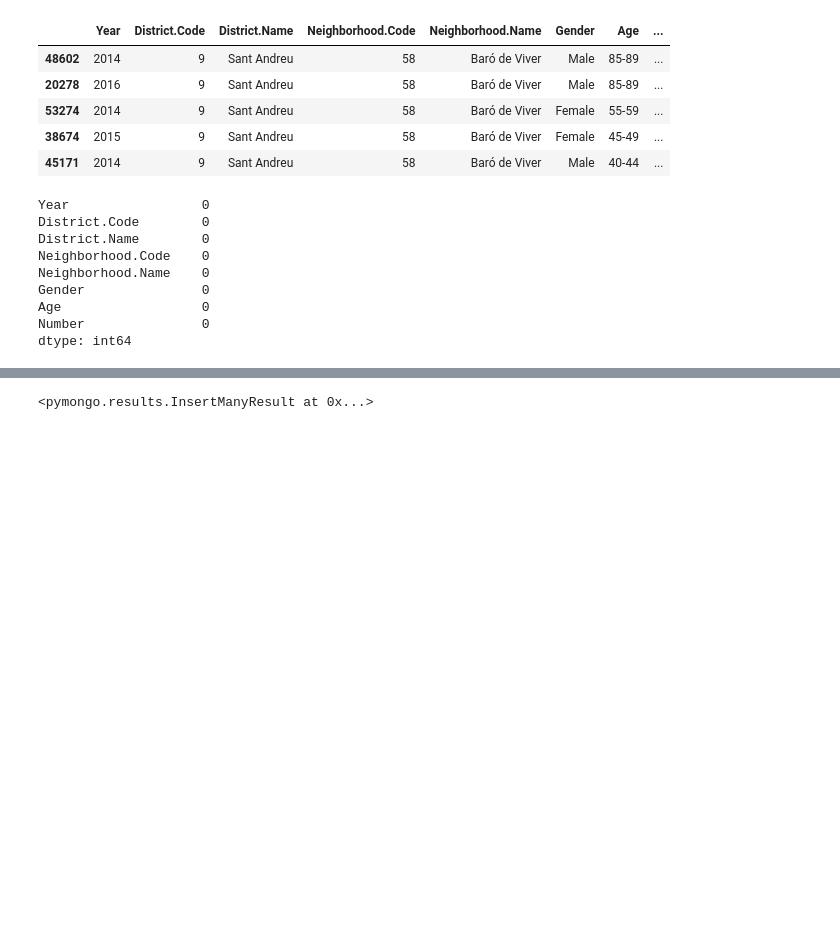
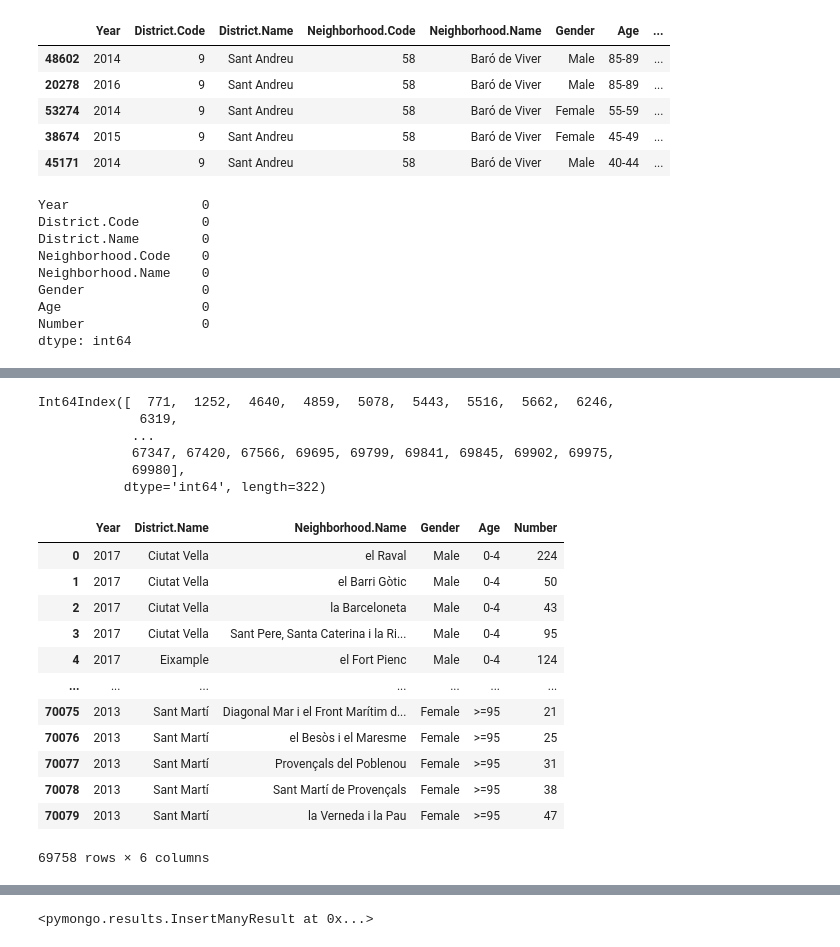
Before and after one commit to VictorBlay/UnemploymentBCN, a Jupyter notebook: data/Data_cleaning.ipynb, the cells around one changed output, grey strips where cells are left out. Cells and saved outputs as stored; diff of their text form; code cells hidden in the pictures; blank space fills up the shorter version.

```diff
--- a/data/Data_cleaning.ipynb
+++ b/data/Data_cleaning.ipynb
@@ -103,3 +113,0 @@ array([2017, 2016, 2015, 2014, 2013])
-# %%
-df['District-Neighborhood'] = df[['District.Name', 'Neighborhood.Name']].apply('-'.join, axis=1)
-df['District-Neighborhood'].unique()
@@ -133,3 +126,30 @@ df.head()
+# %%
+number_zero = df[df["Number"] == 0].index
+number_zero
+# %% [output]
+Int64Index([  771,  1252,  4640,  4859,  5078,  5443,  5516,  5662,  6246,
+             6319,
+            ...
+            67347, 67420, 67566, 69695, 69799, 69841, 69845, 69902, 69975,
+            69980],
+           dtype='int64', length=322)
+# %%
+df1 = df.drop(number_zero)
+df1
+# %% [output]
+|  | Year | District.Name | Neighborhood.Name | Gender | Age | Number |
+| 0 | 2017 | Ciutat Vella | el Raval | Male | 0-4 | 224 |
+| 1 | 2017 | Ciutat Vella | el Barri Gòtic | Male | 0-4 | 50 |
+| 2 | 2017 | Ciutat Vella | la Barceloneta | Male | 0-4 | 43 |
+| 3 | 2017 | Ciutat Vella | Sant Pere, Santa Caterina i la Ri... | Male | 0-4 | 95 |
+| 4 | 2017 | Eixample | el Fort Pienc | Male | 0-4 | 124 |
+| ... | ... | ... | ... | ... | ... | ... |
+| 70075 | 2013 | Sant Martí | Diagonal Mar i el Front Marítim d... | Female | >=95 | 21 |
+| 70076 | 2013 | Sant Martí | el Besòs i el Maresme | Female | >=95 | 25 |
+| 70077 | 2013 | Sant Martí | Provençals del Poblenou | Female | >=95 | 31 |
+| 70078 | 2013 | Sant Martí | Sant Martí de Provençals | Female | >=95 | 38 |
+| 70079 | 2013 | Sant Martí | la Verneda i la Pau | Female | >=95 | 47 |
+69758 rows × 6 columns
 # %%
 user = os.getenv("MONGO_USER")
 password = os.getenv("MONGO_PASS")
```
Also changed, not shown: parts of 25 cells of this notebook.
